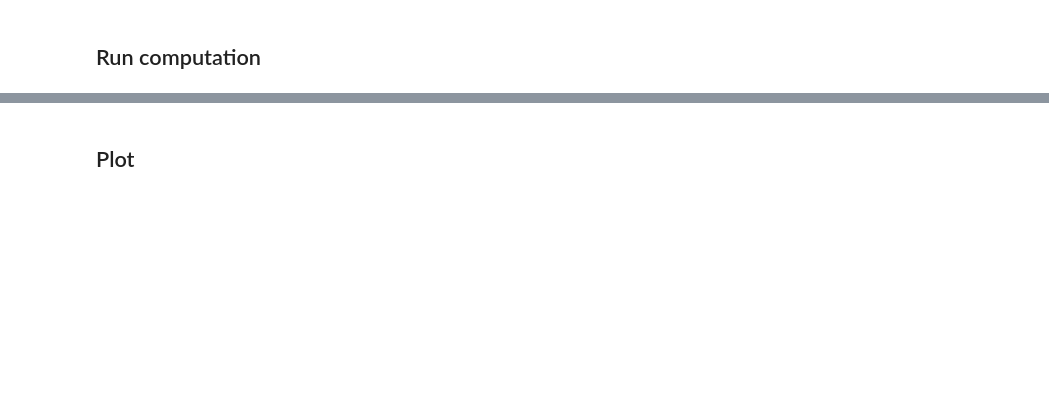
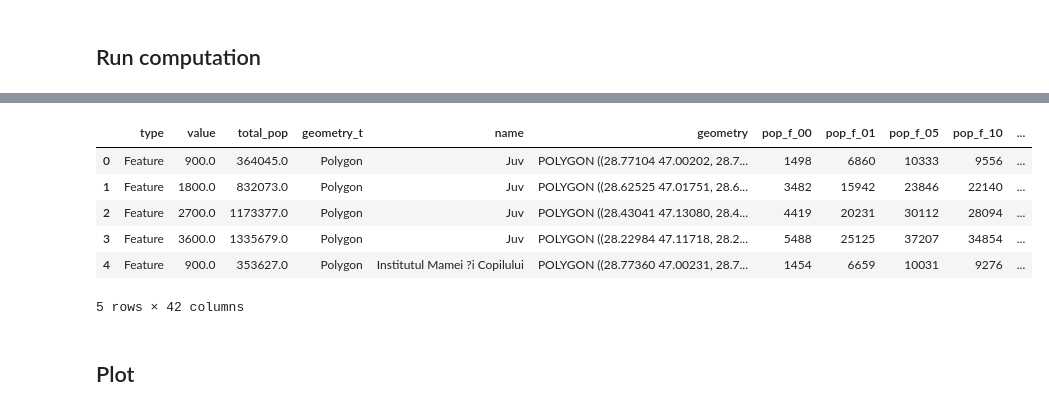
Before and after one commit to jiriklic/population-tool, a Jupyter notebook: app/main.ipynb, the cells around one changed output, grey strips where cells are left out. Cells and saved outputs as stored; diff of their text form; code cells hidden in the pictures; blank space fills up the shorter version.

```diff
--- a/app/main.ipynb
+++ b/app/main.ipynb
@@ -58,7 +63,7 @@ gdf
 # %%
 %%time
 
-zonal_stat = add_population_data(
+gdf_with_pop = add_population_data(
     gdf=gdf,
     data_type=data_type,
     tif_folder='test_data/pop_data',
@@ -91,5 +96,13 @@ Wall time: 36.9 s
 # %%
-zonal_stat.getInfo()
+gdf_with_pop
+# %% [output]
+|  | type | value | total_pop | geometry_t | name | geometry | pop_f_00 | pop_f_01 | pop_f_05 | pop_f_10 | ... |
+| 0 | Feature | 900.0 | 364045.0 | Polygon | Juv | POLYGON ((28.77104 47.00202, 28.7... | 1498 | 6860 | 10333 | 9556 | ... |
+| 1 | Feature | 1800.0 | 832073.0 | Polygon | Juv | POLYGON ((28.62525 47.01751, 28.6... | 3482 | 15942 | 23846 | 22140 | ... |
+| 2 | Feature | 2700.0 | 1173377.0 | Polygon | Juv | POLYGON ((28.43041 47.13080, 28.4... | 4419 | 20231 | 30112 | 28094 | ... |
+| 3 | Feature | 3600.0 | 1335679.0 | Polygon | Juv | POLYGON ((28.22984 47.11718, 28.2... | 5488 | 25125 | 37207 | 34854 | ... |
+| 4 | Feature | 900.0 | 353627.0 | Polygon | Institutul Mamei ?i Copilului | POLYGON ((28.77360 47.00231, 28.7... | 1454 | 6659 | 10031 | 9276 | ... |
+5 rows × 42 columns
 # %% [markdown]
 ## Plot
 # %%
```
Also changed, not shown: parts of 7 cells of this notebook, 6 other files.
